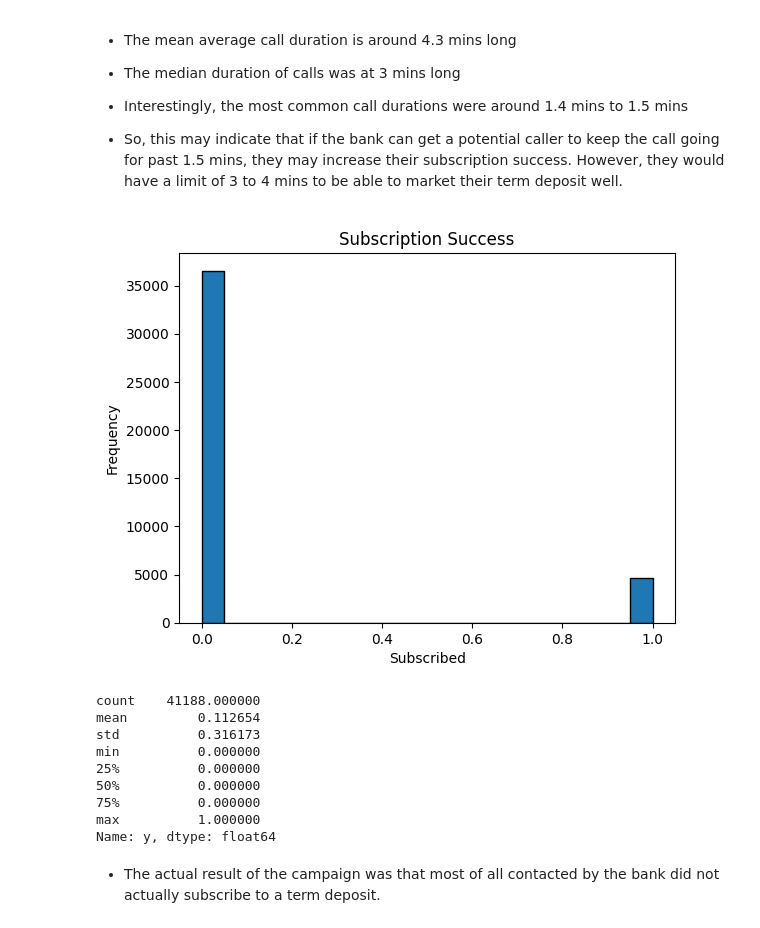
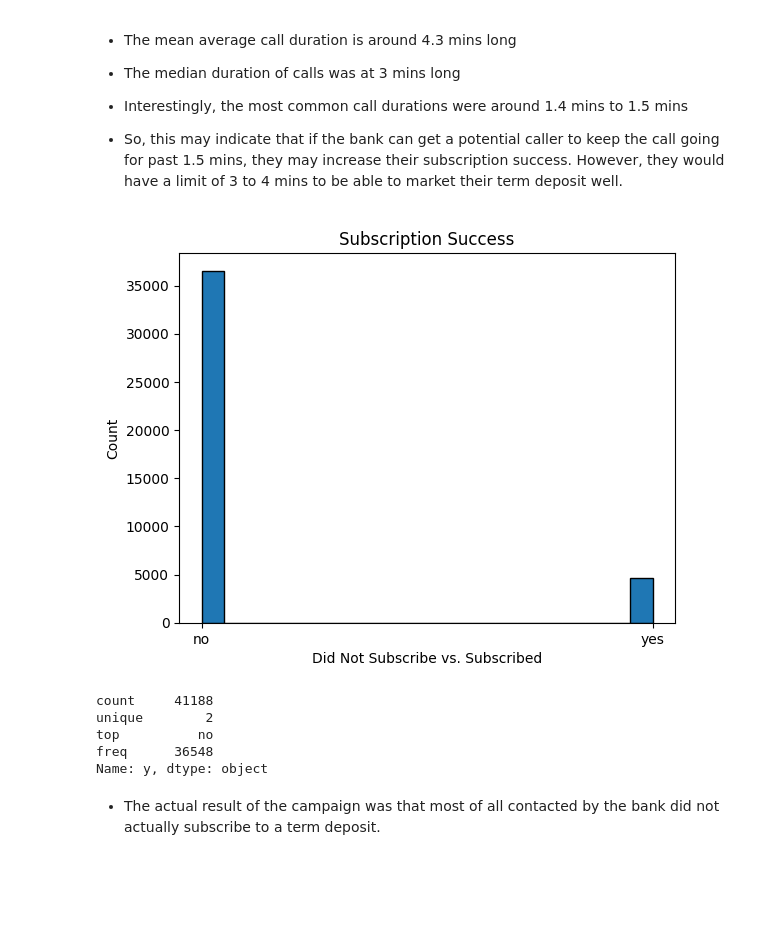
Before and after one commit to enzopimentel/bank-marketing-ML, a Jupyter notebook: bank_marketing_ML.ipynb, the cells around one changed output. Saved outputs shown, nothing was run; the diff lists cells and outputs as text; code cells hidden in the pictures; blank space fills up the shorter version.

```diff
--- a/bank_marketing_ML.ipynb
+++ b/bank_marketing_ML.ipynb
@@ -49,7 +49,7 @@ Output variable (desired target):
 ## Understanding the Data
 # %%
 # data separated with ';'
-df = pd.read_csv(r'Bank Marketing - dataset\bank-additional-full.csv', sep=';')
+df = pd.read_csv(r'Bank_Marketing_dataset\bank-additional-full.csv', sep=';')
 df.head()
 # %% [output]
 |  | age | job | marital | education | default | housing | loan | contact | month | day_of_week | ... |
@@ -274,21 +287,17 @@ mode:   85, 90
 # %%
 sub_hist = plt.hist(df['y'], bins=20, edgecolor='black')
 
-plt.xlabel('Subscribed')
-plt.ylabel('Frequency')
+plt.xlabel('Did Not Subscribe vs. Subscribed')
+plt.ylabel('Count')
 plt.title('Subscription Success')
 plt.show()
 df['y'].describe()
 # %% [output]
-[figure, old version]
+[figure, new version]
-count    41188.000000
-mean         0.112654
-std          0.316173
-min          0.000000
-25%          0.000000
-50%          0.000000
-75%          0.000000
-max          1.000000
-Name: y, dtype: float64
+count     41188
+unique        2
+top          no
+freq      36548
+Name: y, dtype: object
 # %% [markdown]
 - The actual result of the campaign was that most of all contacted by the bank did not actually subscribe to a term deposit.
```
Also changed, not shown: parts of 97 cells of this notebook, 5 other files.
